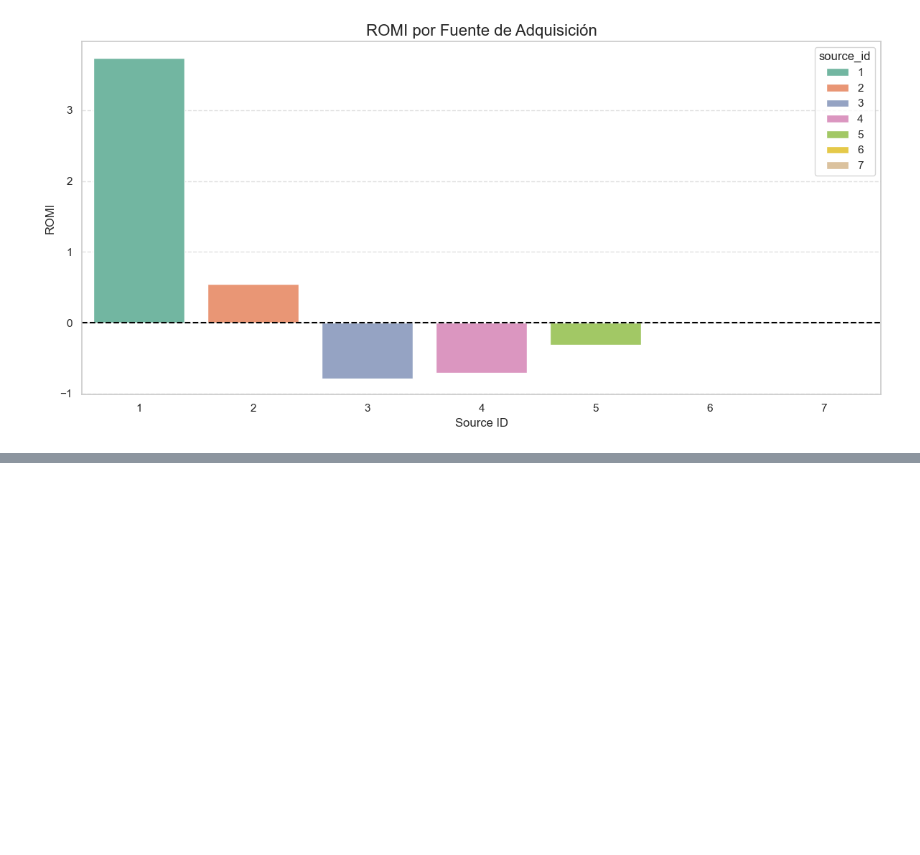
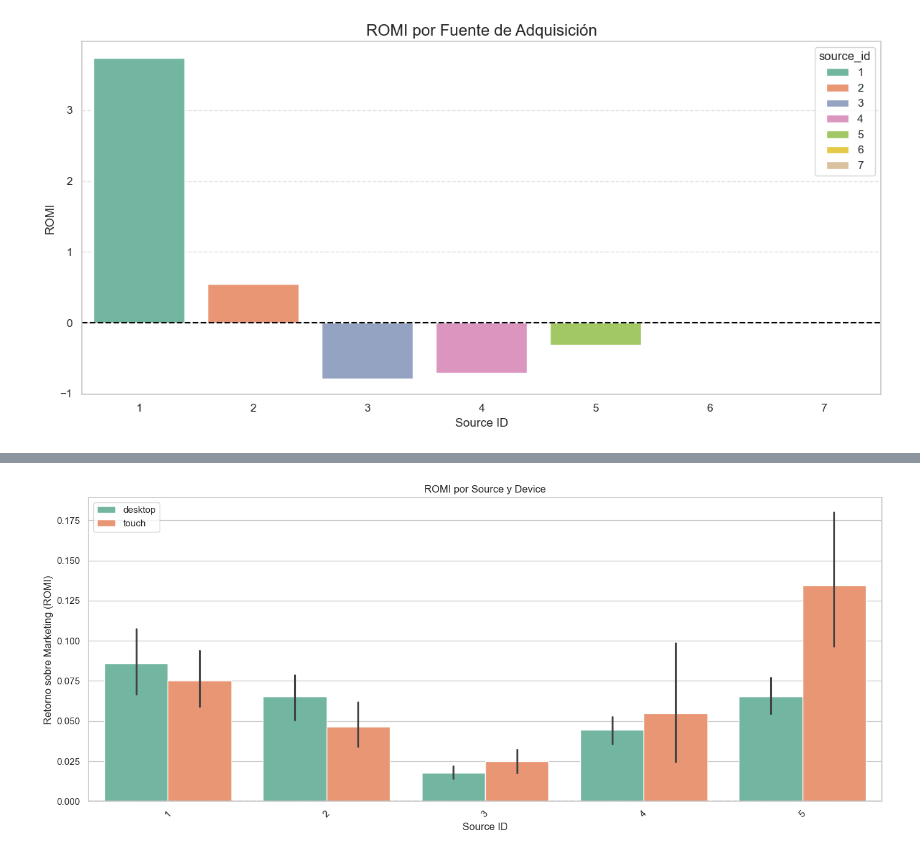
Before and after one commit to latostadorano/tt_s09_showz_tickets, a Jupyter notebook: s_09.ipynb, the cells around one changed output, grey strips where cells are left out. Cells and saved outputs as stored; diff of their text form; code cells hidden in the pictures; blank space fills up the shorter version.

```diff
--- a/s_09.ipynb
+++ b/s_09.ipynb
@@ -722,0 +741,13 @@ plt.show()
+# %%
+# Filtramos por columnas clave
+
+orders_clean = orders[['uid', 'revenue', 'source_id', 'month_buy', 'year_buy']]
+orders_clean = orders_clean.rename(columns={'month_buy': 'month', 'year_buy': 'year'})
+visits_clean = visits[['device', 'uid']]
+costs_clean = costs[['source_id', 'costs', 'month', 'year']]
+# %%
+# Unimos las tablas
+
+orders_visits = pd.merge(orders_clean, visits_clean, on='uid', how = 'left')
+full_data = pd.merge(orders_visits, costs_clean, on=['source_id', 'month', 'year'], how='inner')
+full_data.head()
@@ -722,0 +761,9 @@ plt.show()
+# %%
+summary = full_data.groupby(['source_id', 'device', 'year', 'month']).agg(
+    revenue = ('revenue', 'sum'),
+    costs = ('costs', 'sum'),
+    users=('uid', 'nunique'),
+    orders = ('uid', 'count')
+).reset_index()
+
+summary.sample(5)
@@ -722,0 +777,8 @@ plt.show()
+# %%
+# Calculamos métricas
+
+summary['romi'] = summary['revenue'] / summary['costs']                # Retorno sobre inversión en marketing
+summary['cac'] = summary['costs'] / summary['users']                   # Costo de adquisición de cliente
+summary['revenue_per_user'] = summary['revenue'] / summary['users']   # LTV aproximado
+summary['orders_per_user'] = summary['orders'] / summary['users']     # Frecuencia de compra
+summary.sample(5)
@@ -722,0 +792,15 @@ plt.show()
+# %%
+# ROMI por fuente y dispositivo
+
+plt.figure(figsize=(14,6))
+sns.barplot(data=summary, x='source_id', y='romi', hue='device', palette='Set2')
+plt.axhline(0, color='gray', linestyle='--')
+plt.title('ROMI por Source y Device')
+plt.ylabel('Retorno sobre Marketing (ROMI)')
+plt.xlabel('Source ID')
+plt.legend()
+plt.xticks(rotation=45)
+plt.tight_layout()
+plt.show()
+# %% [output]
+[figure, added]
```
Also changed, not shown: parts of 15 cells of this notebook.
